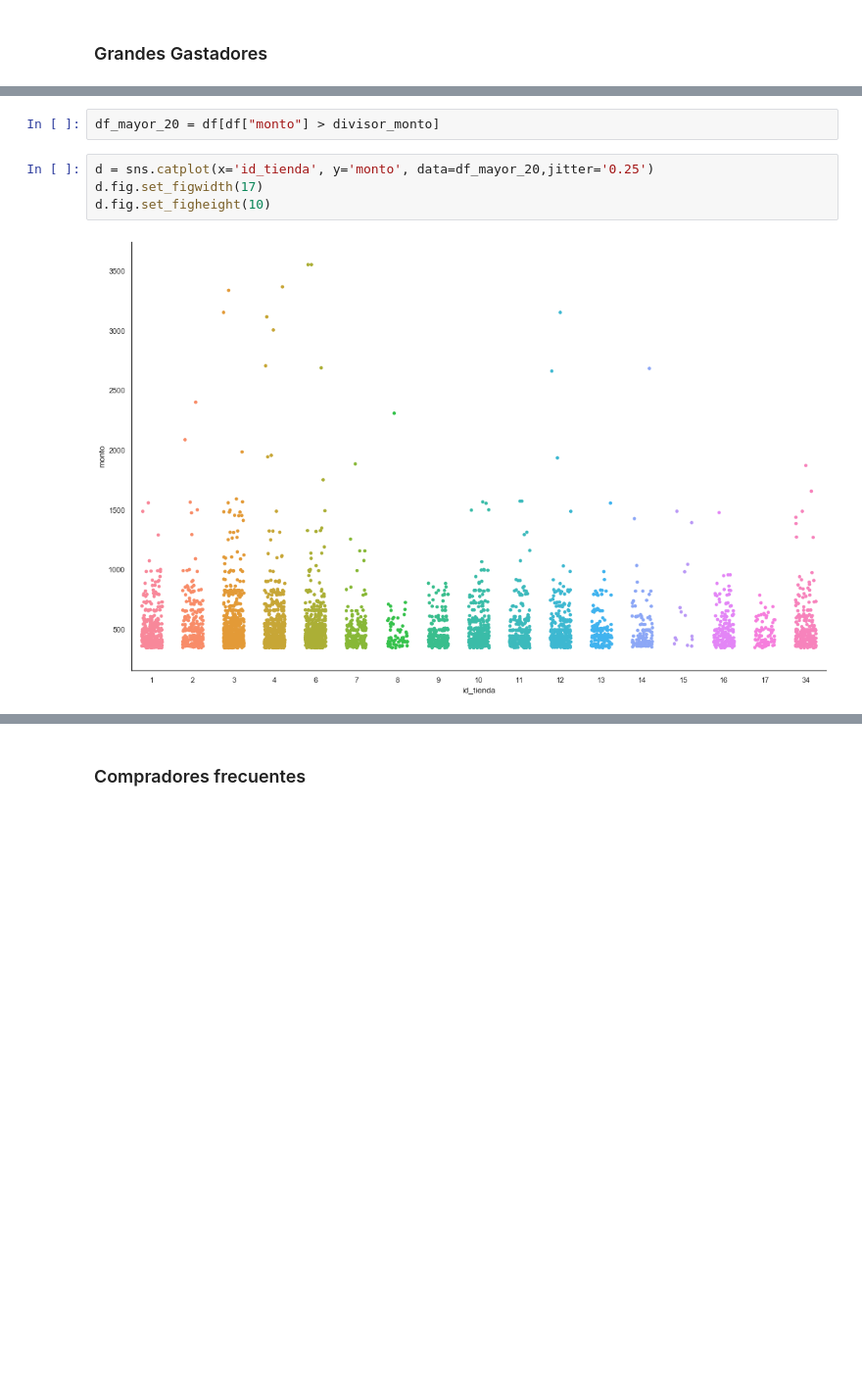
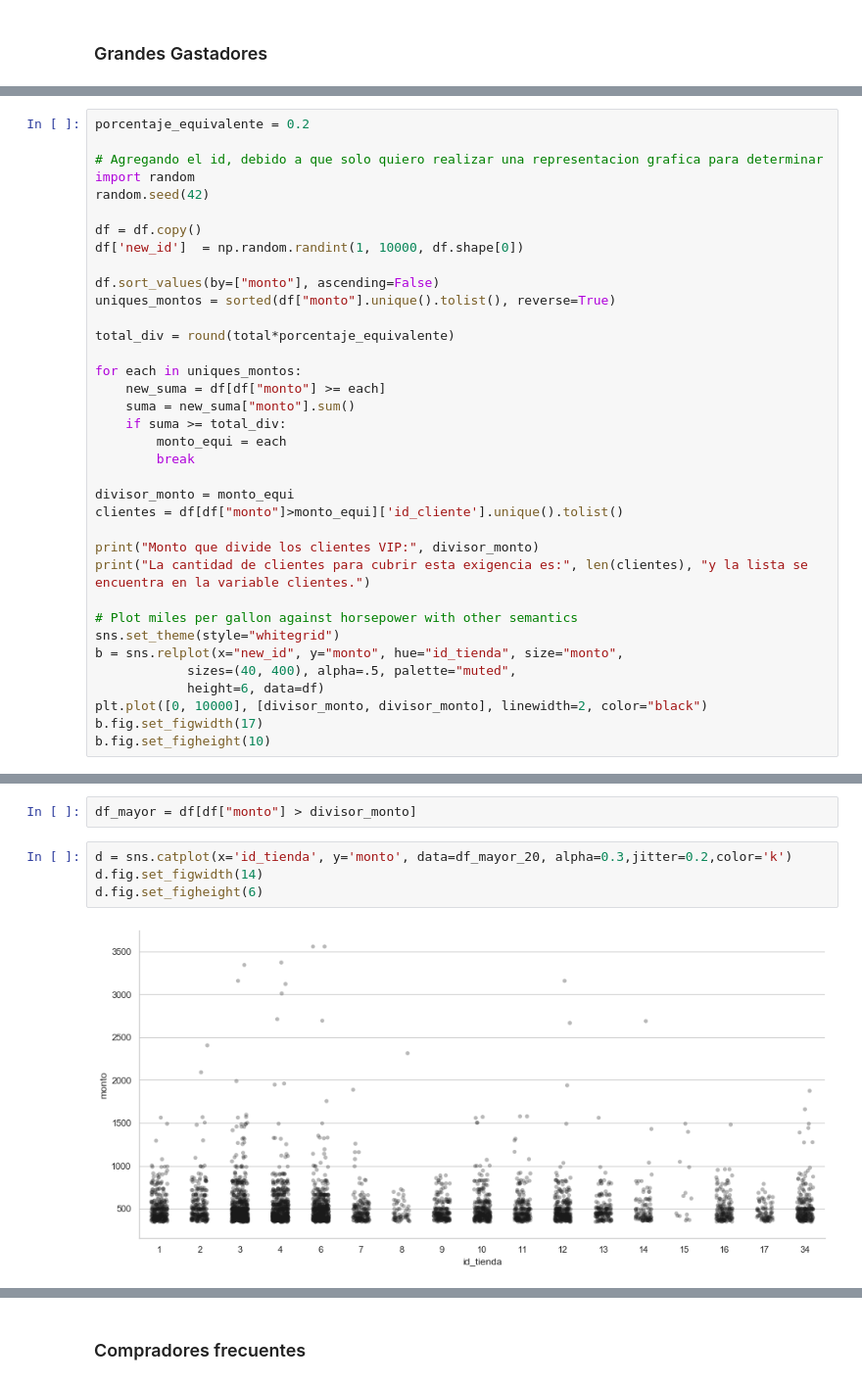
Before and after one commit to jarb29/LUMINUX, a Jupyter notebook: luminux-challenge.ipynb, the cells around one changed output, grey strips where cells are left out. Shown at 98% size. Cells and saved outputs as stored; diff of their text form; blank space fills up the shorter version.

```diff
--- a/luminux-challenge.ipynb
+++ b/luminux-challenge.ipynb
@@ -376,0 +327,36 @@ Todos los valores contenidos por encima de la linea corresponde al 20% del total
+# %%
+porcentaje_equivalente = 0.2
+
+# Agregando el id, debido a que solo quiero realizar una representacion grafica para determinar
+import random
+random.seed(42)
+
+df = df.copy()
+df['new_id']  = np.random.randint(1, 10000, df.shape[0])
+
+df.sort_values(by=["monto"], ascending=False)
+uniques_montos = sorted(df["monto"].unique().tolist(), reverse=True)
+
+total_div = round(total*porcentaje_equivalente)
+
+for each in uniques_montos:
+    new_suma = df[df["monto"] >= each]
+    suma = new_suma["monto"].sum()
+    if suma >= total_div:
+        monto_equi = each
+        break
+
+divisor_monto = monto_equi
+clientes = df[df["monto"]>monto_equi]['id_cliente'].unique().tolist()
+
+print("Monto que divide los clientes VIP:", divisor_monto)
+print("La cantidad de clientes para cubrir esta exigencia es:", len(clientes), "y la lista se encuentra en la variable clientes.")
+
+# Plot miles per gallon against horsepower with other semantics
+sns.set_theme(style="whitegrid")
+b = sns.relplot(x="new_id", y="monto", hue="id_tienda", size="monto",
+            sizes=(40, 400), alpha=.5, palette="muted",
+            height=6, data=df)
+plt.plot([0, 10000], [divisor_monto, divisor_monto], linewidth=2, color="black")
+b.fig.set_figwidth(17)
+b.fig.set_figheight(10)
@@ -377,9 +369,9 @@ Todos los valores contenidos por encima de la linea corresponde al 20% del total
 # %%
-df_mayor_20 = df[df["monto"] > divisor_monto]
+df_mayor = df[df["monto"] > divisor_monto]
 # %%
-d = sns.catplot(x='id_tienda', y='monto', data=df_mayor_20,jitter='0.25')
-d.fig.set_figwidth(17)
-d.fig.set_figheight(10)
+d = sns.catplot(x='id_tienda', y='monto', data=df_mayor_20, alpha=0.3,jitter=0.2,color='k')
+d.fig.set_figwidth(14)
+d.fig.set_figheight(6)
 # %% [output]
-[figure, old version]
+[figure, new version]
 # %% [markdown]
```
Also changed, not shown: parts of 29 cells of this notebook.
